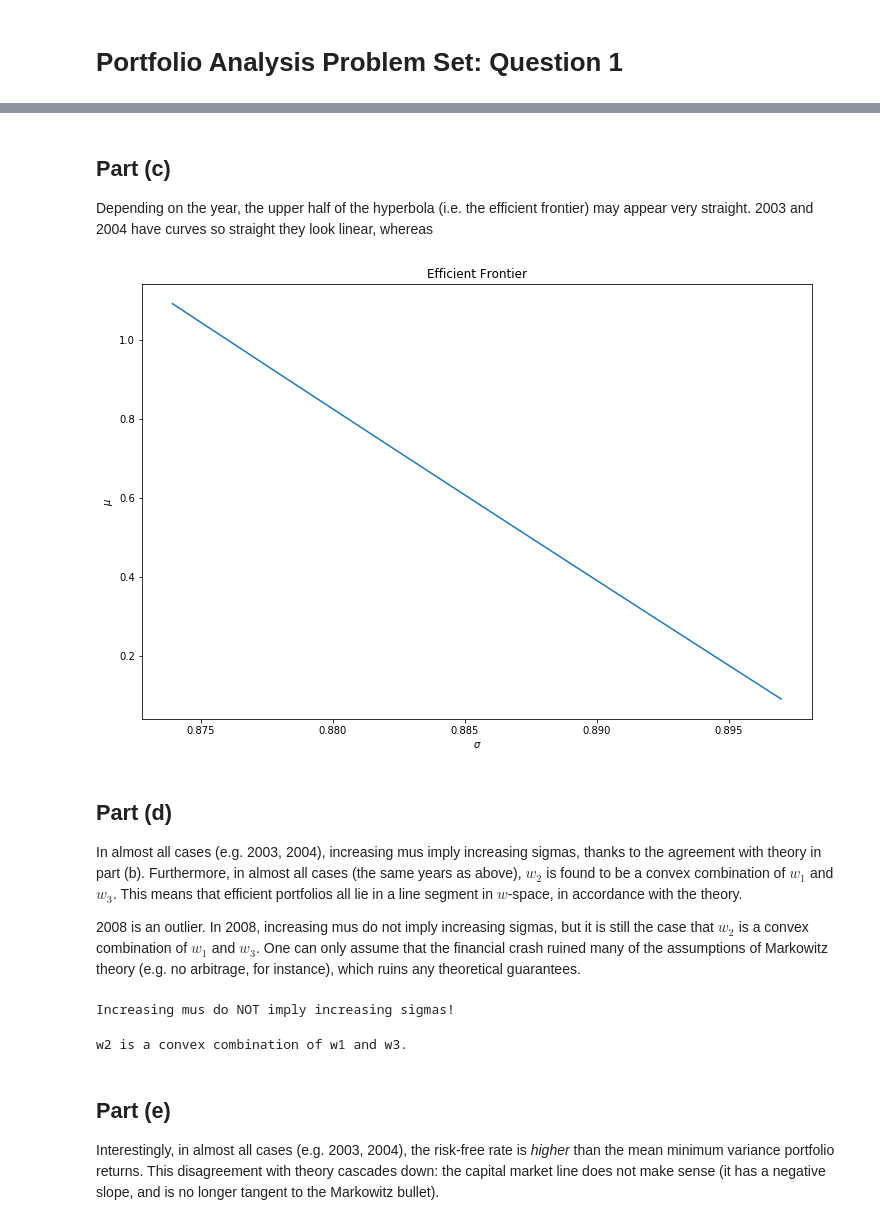
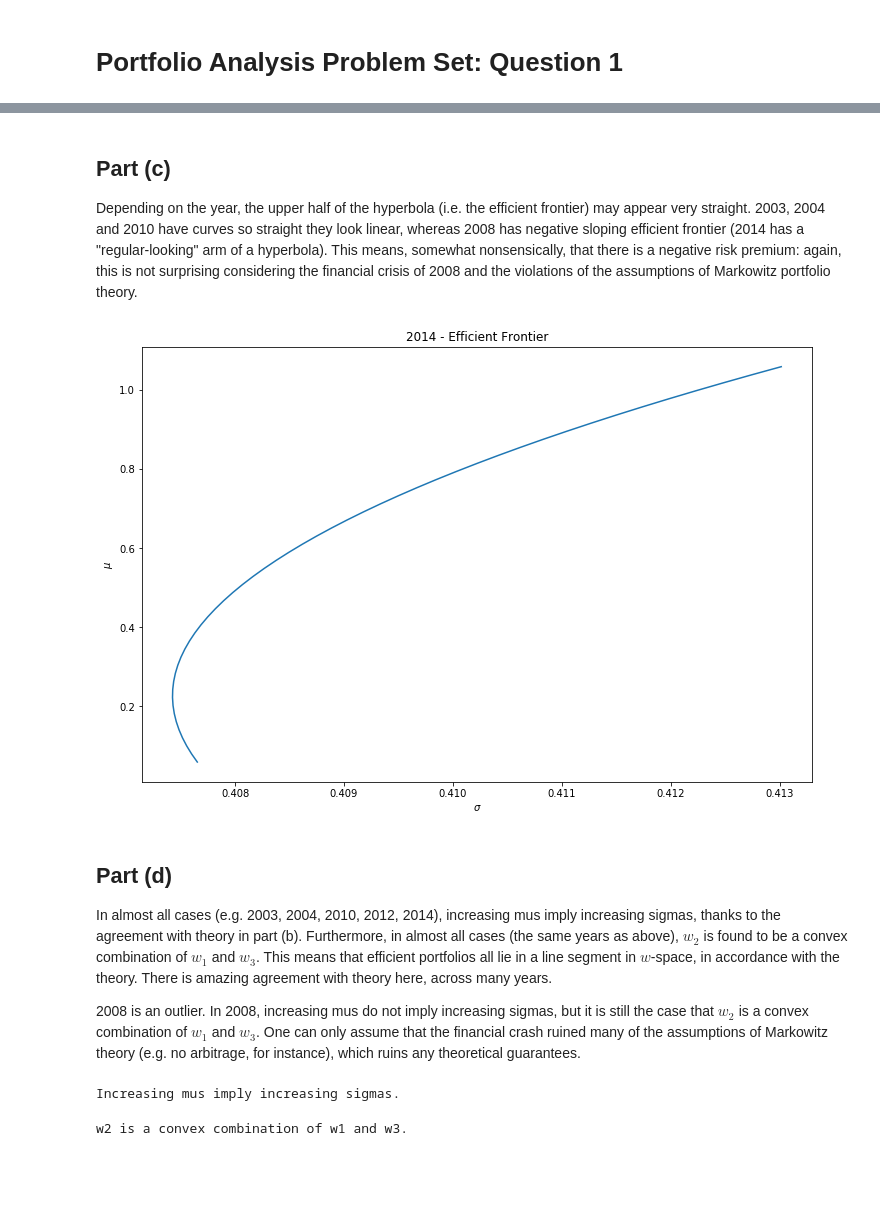
Before and after one commit to eigenfoo/random, a Jupyter notebook: quantfin/portfolio-analysis/portfolio_pset_q1.ipynb, the cells around one changed output, grey strips where cells are left out. Cells and saved outputs as stored; diff of their text form; code cells hidden in the pictures; blank space fills up the shorter version.

```diff
--- a/quantfin/portfolio-analysis/portfolio_pset_q1.ipynb
+++ b/quantfin/portfolio-analysis/portfolio_pset_q1.ipynb
@@ -6,7 +6,9 @@ import pandas as pd
 import matplotlib.pyplot as plt
 from scipy.stats import stats
 # %%
-df = pd.read_csv('2008_data.csv', index_col=0)
+YEAR = 2014
+
+df = pd.read_csv('{}_data.csv'.format(YEAR), index_col=0)
 securities = df.loc[:, 'Agric':'Other']
 market = df.loc[:, 'SP500']
 interest = df.loc[:, 'LIBOR']
@@ -15,3 +19,3 @@ interest = df.loc[:, 'LIBOR']
 # %%
-mu = securities.mean()
+m = securities.mean()
 cov = securities.cov()
@@ -33,8 +37,9 @@ sigma_market = market.std()
 # %%
 # Minimum variance portfolio
 sigma_mvp = 1 / np.linalg.inv(cov).sum()
-weights_mvp = sigma_mvp**2 * np.linalg.inv(cov) @ np.ones(cov.shape[0])
-mu_mvp = mu @ weights_mvp
+weights_mvp = (sigma_mvp**2
+               * np.linalg.inv(cov) @ np.ones(cov.shape[0]))
+mu_mvp = m @ weights_mvp
 # %%
 # Plot feasible portfolio curves for 5 random pairs of securities
 mu_list = []
@@ -46,7 +51,8 @@ for _ in range(5):
     mus = securities[choices].mean()
     sigmas = securities[choices].std()
     rho, _ = stats.pearsonr(securities[choices[0]], securities[choices[1]])
-    A_sq = np.sqrt((sigmas[0]**2 + sigmas[1]**2 - 2*rho*sigmas[0]*sigmas[1]) / (mus[0] - mus[1]) ** 2)
+    A_sq = np.sqrt((sigmas[0]**2 + sigmas[1]**2 - 2*rho*sigmas[0]*sigmas[1])
+                   / (mus[0] - mus[1]) ** 2)
 
     mu_v = np.linspace(mus.min(), mus.max())
     sigma_v = np.sqrt(sigma_mvp**2 + A_sq * (mu_v - mu_mvp)**2)
@@ -61,6 +67,6 @@ for mu_v, sigma_v in zip(mu_list, sigma_list):
 
 plt.xlabel('$\sigma$')
 plt.ylabel('$\mu$')
-plt.title('Five Feasible Portfolio Curves for Random Pairs of Securities')
+plt.title('{} - Five Feasible Portfolio Curves for Random Pairs of Securities'.format(YEAR))
 plt.legend(choices_list);
 # %% [output]
@@ -68,31 +74,32 @@ plt.legend(choices_list);
 # %% [markdown]
 ## Part (c)
 
-Depending on the year, the upper half of the hyperbola (i.e. the efficient frontier) may appear very straight. 2003 and 2004 have curves so straight they look linear, whereas
+Depending on the year, the upper half of the hyperbola (i.e. the efficient frontier) may appear very straight. 2003, 2004 and 2010 have curves so straight they look linear, whereas 2008 has negative sloping efficient frontier (2014 has a "regular-looking" arm of a hyperbola). This means, somewhat nonsensically, that there is a negative risk premium: again, this is not surprising considering the financial crisis of 2008 and the violations of the assumptions of Markowitz portfolio theory.
 # %%
 # Compute and graph efficient frontier
-m_tilde = np.vstack([mu, np.ones(mu.shape)]).T
+m_tilde = np.vstack([m, np.ones(m.shape)]).T
 B = m_tilde.T @ np.linalg.inv(cov) @ m_tilde
-G = np.linalg.inv(B) @ m_tilde.T @ np.linalg.inv(cov) @ m_tilde @ np.linalg.inv(B)
+G = (np.linalg.inv(B) @ m_tilde.T
+     @ np.linalg.inv(cov) @ m_tilde @ np.linalg.inv(B))
 a, d, _, b = G.flatten()
 
-mu_mvp = d / a
+mu_mvp = - d / a
 sigma_mvp = np.sqrt(np.linalg.det(G) / a)
 
 mus = np.linspace(mu_mvp, mu_mvp + 1)  # A bit of kludge here...
-sigmas = np.sqrt(a*(mu_v - d/a)**2 + (1/a)*np.linalg.det(G))
+sigmas = np.sqrt(a*(mu_v + d/a)**2 + (1/a)*np.linalg.det(G))
 
 plt.figure(figsize=[12, 8])
 plt.plot(sigmas, mus)
 plt.xlabel('$\sigma$')
 plt.ylabel('$\mu$')
-plt.title('Efficient Frontier');
+plt.title('{} - Efficient Frontier'.format(YEAR));
 # %% [output]
-[figure, old version]
+[figure, new version]
 # %% [markdown]
 ## Part (d)
 
-In almost all cases (e.g. 2003, 2004), increasing mus imply increasing sigmas, thanks to the agreement with theory in part (b). Furthermore, in almost all cases (the same years as above), $w_2$ is found to be a convex combination of $w_1$ and $w_3$. This means that efficient portfolios all lie in a line segment in $w$-space, in accordance with the theory.
+In almost all cases (e.g. 2003, 2004, 2010, 2012, 2014), increasing mus imply increasing sigmas, thanks to the agreement with theory in part (b). Furthermore, in almost all cases (the same years as above), $w_2$ is found to be a convex combination of $w_1$ and $w_3$. This means that efficient portfolios all lie in a line segment in $w$-space, in accordance with the theory. There is amazing agreement with theory here, across many years.
 
 2008 is an outlier. In 2008, increasing mus do not imply increasing sigmas, but it is still the case that $w_2$ is a convex combination of $w_1$ and $w_3$. One can only assume that the financial crash ruined many of the assumptions of Markowitz theory (e.g. no arbitrage, for instance), which ruins any theoretical guarantees.
 # %%
@@ -104,10 +111,11 @@ indices = np.argsort(mu_v[choices])
 # Check if the sorted sigma_v's are increasing (i.e. positive differences)
 increasing = (np.diff(sigma_v[choices][indices]) > 0).all()
 
-msg = 'Increasing mus imply increasing sigmas.' if increasing else 'Increasing mus do NOT imply increasing sigmas!'
+msg = ('Increasing mus imply increasing sigmas.' if increasing
+       else 'Increasing mus do NOT imply increasing sigmas!')
 print(msg)
 # %% [output]
-Increasing mus do NOT imply increasing sigmas!
+Increasing mus imply increasing sigmas.
 # %%
 def mu_to_weights(mu):
     mu_tilde = np.vstack([mu, 1])
@@ -130,7 +140,3 @@ msg = 'w2 is a convex combination of w1 and w3.' if is_combo else 'w2 is NOT a c
 print(msg)
 # %% [output]
 w2 is a convex combination of w1 and w3.
-# %% [markdown]
-## Part (e)
-
-Interestingly, in almost all cases (e.g. 2003, 2004), the risk-free rate is _higher_ than the mean minimum variance portfolio returns. This disagreement with theory cascades down: the capital market line does not make sense (it has a negative slope, and is no longer tangent to the Markowitz bullet).
```
Also changed, not shown: parts of 16 cells of this notebook, 22 other files.
